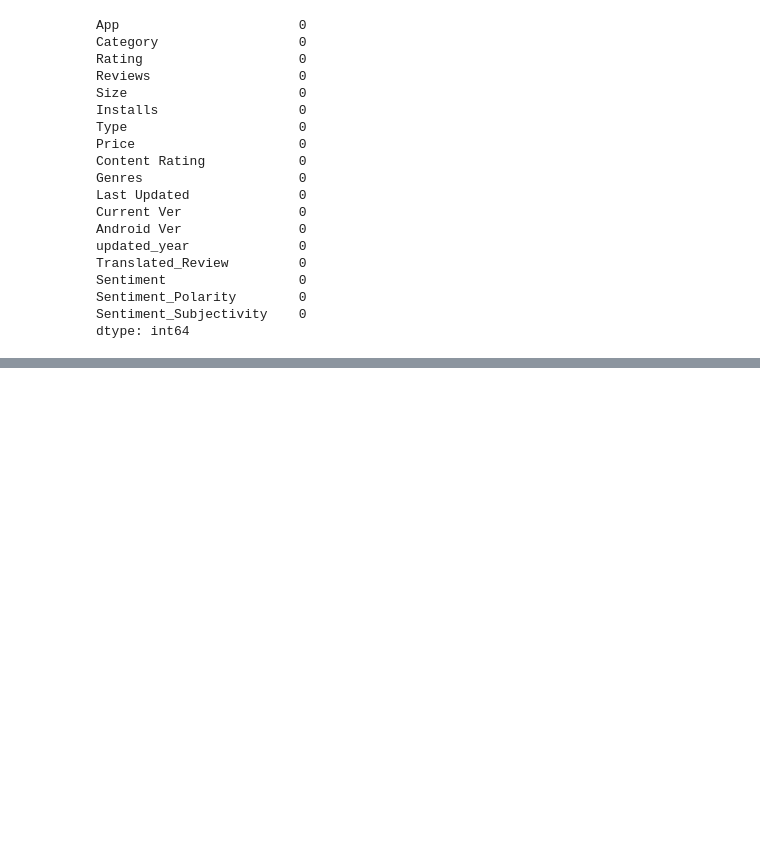
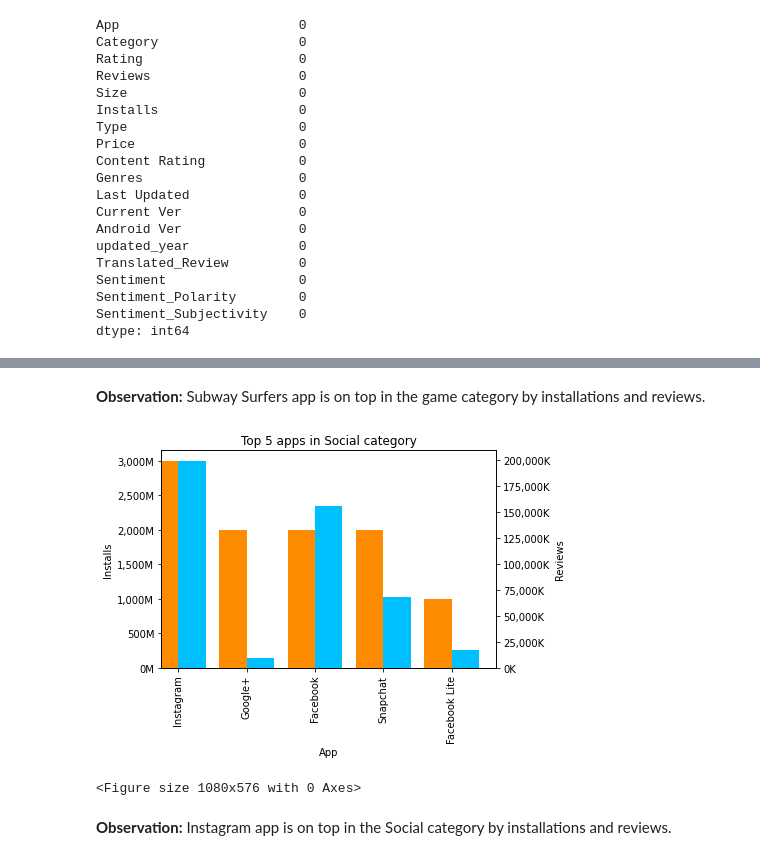
Before and after one commit to mukeshjnv/EDA-on-play-store-apps-data, a Jupyter notebook: EDA_Capson_Project_on_Play_Store_Data.ipynb, the cells around one changed output, grey strips where cells are left out. Cells and saved outputs as stored; diff of their text form; code cells hidden in the pictures; blank space fills up the shorter version.

```diff
--- a/EDA_Capson_Project_on_Play_Store_Data.ipynb
+++ b/EDA_Capson_Project_on_Play_Store_Data.ipynb
@@ -548,0 +626,35 @@ sns.heatmap(df.corr(),annot=True)
+# %% [markdown]
+**Observation:** Subway Surfers app  is on top in the game category by installations and reviews.
+# %%
+# Top 5 Social app
+import os
+local_download_path = os.path.expanduser('/content/drive/MyDrive/EDA Capston Project')
+plot_filepath = os.path.join(local_download_path, "plot.png")
+
+
+
+fig = plt.figure() # Create matplotlib figure
+plt.figure(figsize=(15,8))
+
+import matplotlib.ticker as ticker
+
+ax = fig.add_subplot(111) # Create matplotlib axes
+ax2 = ax.twinx() # Create another axes that shares the same x-axis as ax.
+
+width = 0.4
+top5Social_app_by_install=app_df[app_df['Category']=='SOCIAL'].groupby(['App']).agg({'Installs':np.sum,'Reviews':np.sum}).sort_values('Installs',ascending=False).head()
+top5Social_app_by_install.Installs.plot(kind='bar', color='darkorange', ax=ax, width=width, position=1)
+top5Social_app_by_install.Reviews.plot(kind='bar', color='deepskyblue', ax=ax2, width=width, position=0)
+ax.yaxis.set_major_formatter(ticker.FuncFormatter(lambda x, pos: '{:,.0f}'.format(x/1000000) + 'M'))
+ax2.yaxis.set_major_formatter(ticker.FuncFormatter(lambda x, pos: '{:,.0f}'.format(x/1000) + 'K'))
+
+ax.set_ylabel('Installs')
+ax.set_title('Top 5 apps in Social category')
+ax2.set_ylabel('Reviews')
+
+plt.show()
+# %% [output]
+[figure, added]
+<Figure size 1080x576 with 0 Axes>
+# %% [markdown]
+**Observation:** Instagram app  is on top in the Social category by installations and reviews.
```
Also changed, not shown: parts of 18 cells of this notebook.
